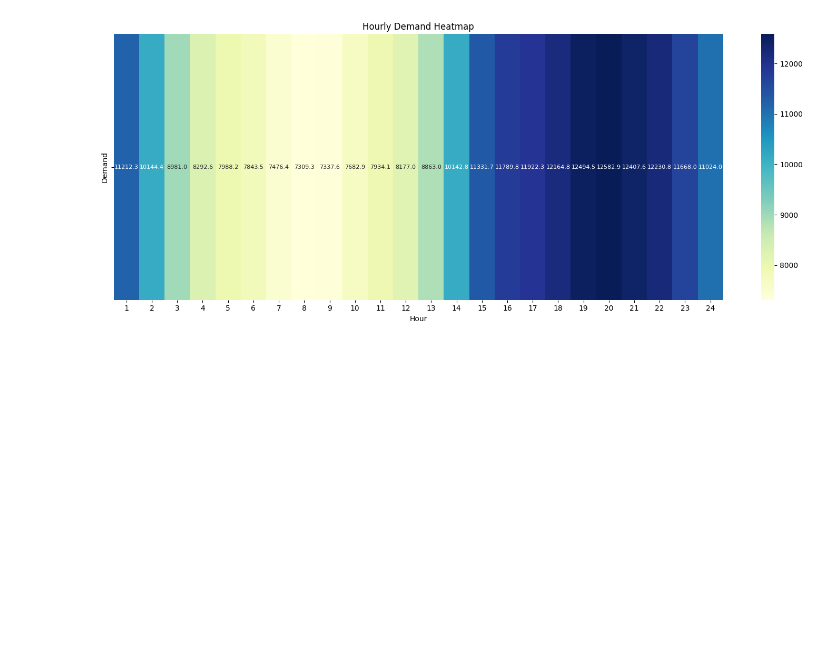
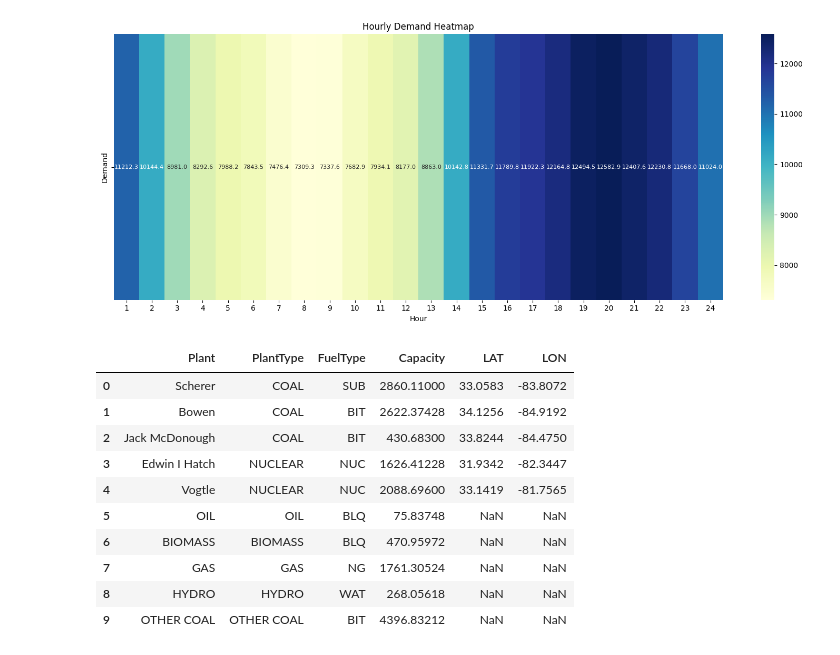
Before and after one commit to EthanFajnkuchen/generation-schedule-optimization, a Jupyter notebook: final_project.ipynb, the cells around one changed output. Cells and saved outputs as stored; diff of their text form; code cells hidden in the pictures; blank space fills up the shorter version.

```diff
--- a/final_project.ipynb
+++ b/final_project.ipynb
@@ -119,3 +119,18 @@ plt.tight_layout()
 plt.show()
 # %% [output]
 [figure]
+# %%
+df_power_plant_infos = pd.read_csv('./plant_capacities.csv')
+df_power_plant_infos
+# %% [output]
+|  | Plant | PlantType | FuelType | Capacity | LAT | LON |
+| 0 | Scherer | COAL | SUB | 2860.11000 | 33.0583 | -83.8072 |
+| 1 | Bowen | COAL | BIT | 2622.37428 | 34.1256 | -84.9192 |
+| 2 | Jack McDonough | COAL | BIT | 430.68300 | 33.8244 | -84.4750 |
+| 3 | Edwin I Hatch | NUCLEAR | NUC | 1626.41228 | 31.9342 | -82.3447 |
+| 4 | Vogtle | NUCLEAR | NUC | 2088.69600 | 33.1419 | -81.7565 |
+| 5 | OIL | OIL | BLQ | 75.83748 | NaN | NaN |
+| 6 | BIOMASS | BIOMASS | BLQ | 470.95972 | NaN | NaN |
+| 7 | GAS | GAS | NG | 1761.30524 | NaN | NaN |
+| 8 | HYDRO | HYDRO | WAT | 268.05618 | NaN | NaN |
+| 9 | OTHER COAL | OTHER COAL | BIT | 4396.83212 | NaN | NaN |
```
Also changed, not shown: parts of 5 cells of this notebook.
